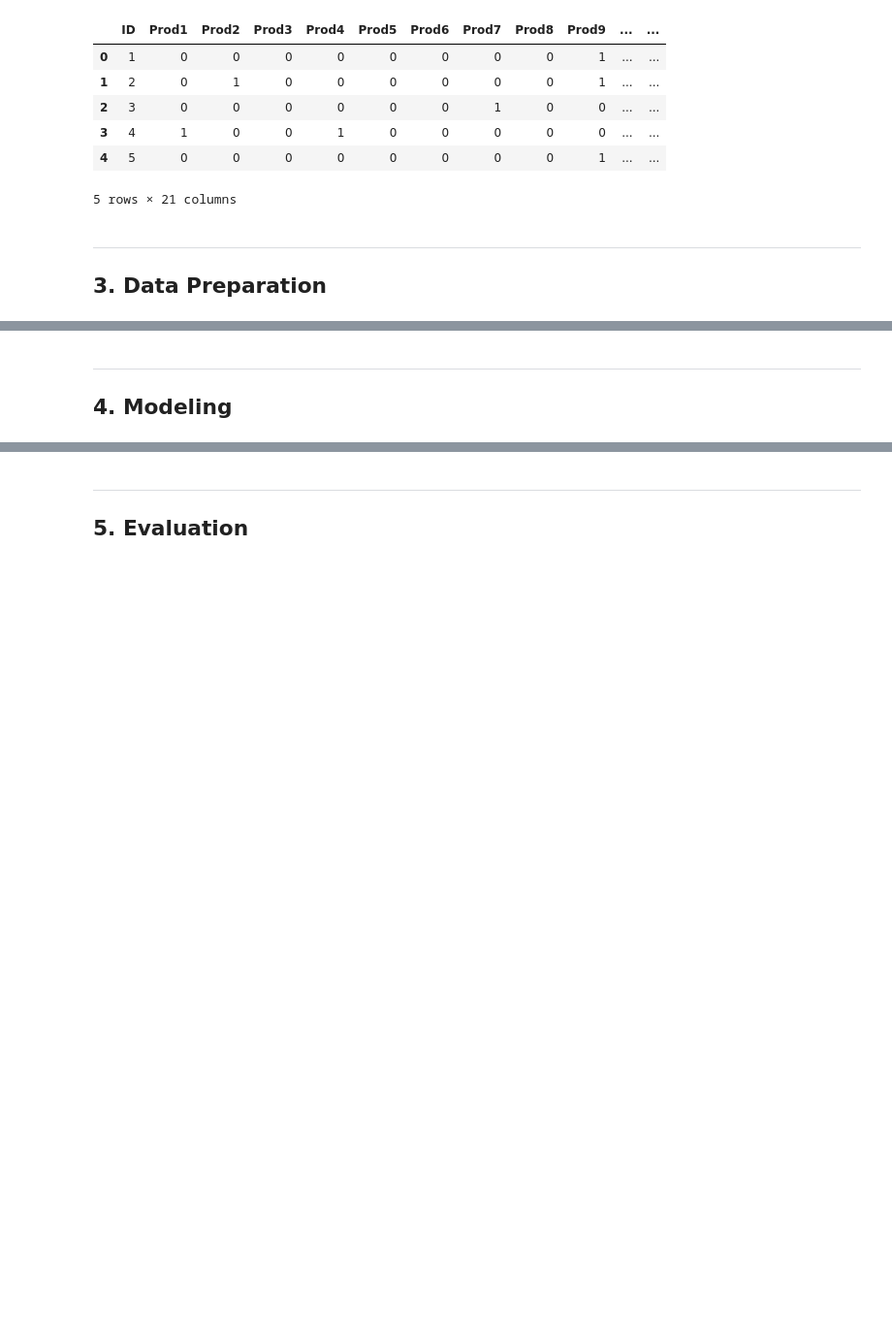
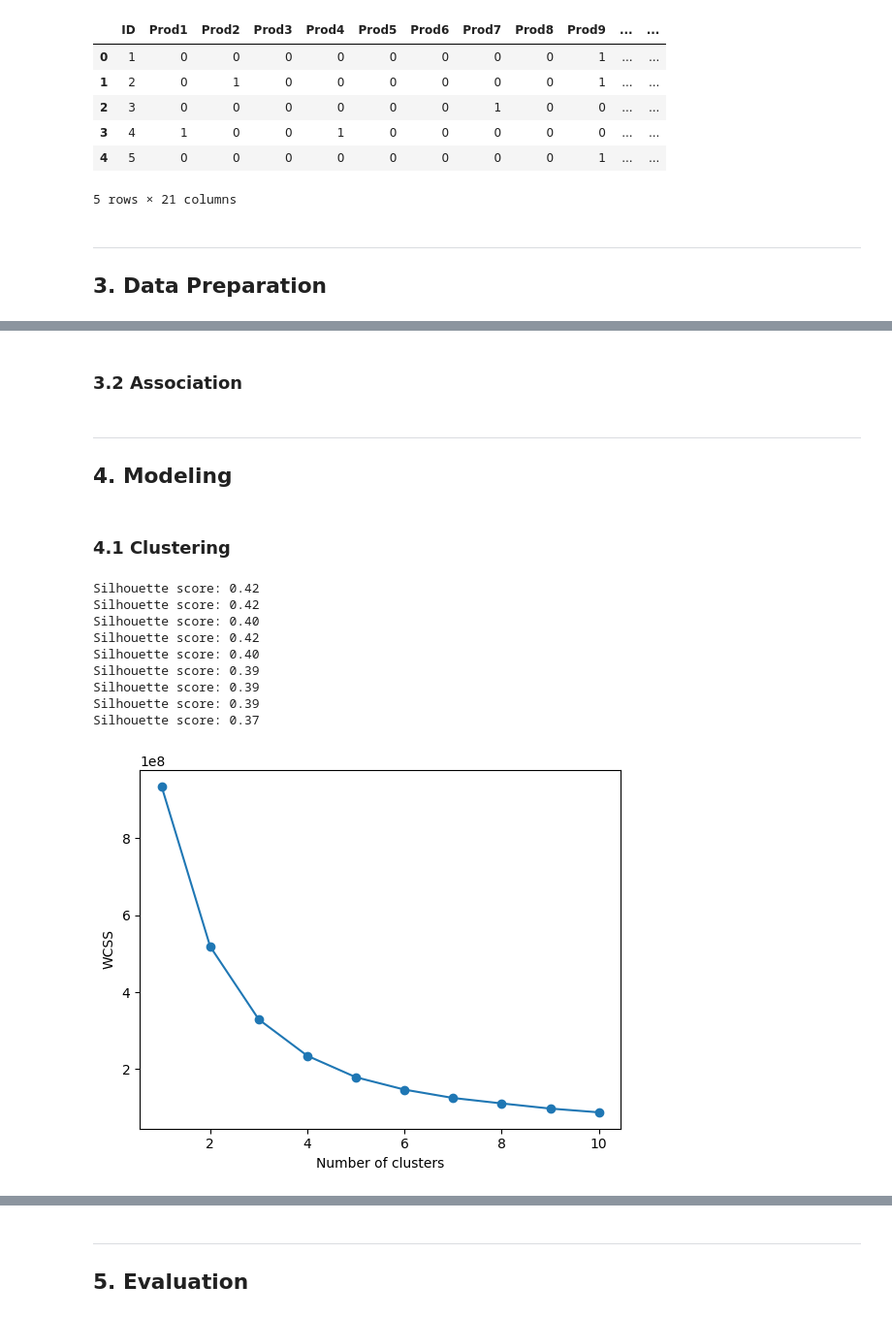
Before and after one commit to TonyKarlin/Data_Handling_and_ML_Group_Assignments, a Jupyter notebook: Clustering and Association rule mining/05-clustering-&-association-rule-mining.ipynb, the cells around one changed output, grey strips where cells are left out. Shown at 97% size. Saved outputs shown, nothing was run; the diff lists cells and outputs as text; code cells hidden in the pictures; blank space fills up the shorter version.

Commit message:
progress for clustering part of the assignment

```diff
--- a/Clustering and Association rule mining/05-clustering-&-association-rule-mining.ipynb
+++ b/Clustering and Association rule mining/05-clustering-&-association-rule-mining.ipynb
@@ -68,0 +75,6 @@ ___
+# %%
+# DF for modeling (removes the id column)
+X = drone_cust_locations[['x', 'y']]
+print(f"Number or NaN values:\n{X.isna().sum()}")
+
+print(X.head(5))
@@ -69,3 +92,33 @@ ___
+# %% [markdown]
+### 3.2 Association
 # %% [markdown]
 ___
 ## 4. Modeling
+# %% [markdown]
+### 4.1 Clustering
+# %%
+wcss = []
+
+for i in range(1, 11):
+    model = KMeans(init='random', n_clusters=i, random_state=123).fit(X)
+    if i > 1:
+        labels = model.labels_
+        print(f"Silhouette score: {silhouette_score(X, labels):.2f}")
+
+    wcss.append(model.inertia_)
+
+plt.plot(range(1, 11), wcss, 'o-')
+plt.xlabel('Number of clusters')
+plt.ylabel('WCSS')
+plt.show()
+# %% [output]
+Silhouette score: 0.42
+Silhouette score: 0.42
+Silhouette score: 0.40
+Silhouette score: 0.42
+Silhouette score: 0.40
+Silhouette score: 0.39
+Silhouette score: 0.39
+Silhouette score: 0.39
+Silhouette score: 0.37
+[figure, added]
```
Also changed, not shown: parts of 11 cells of this notebook.
